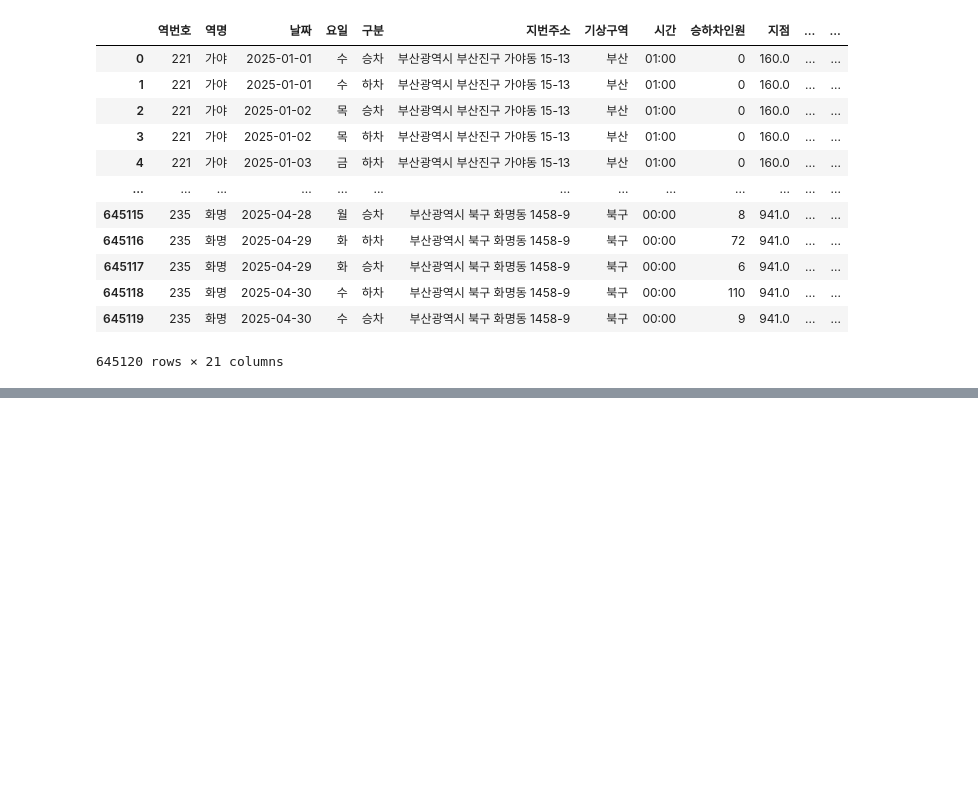
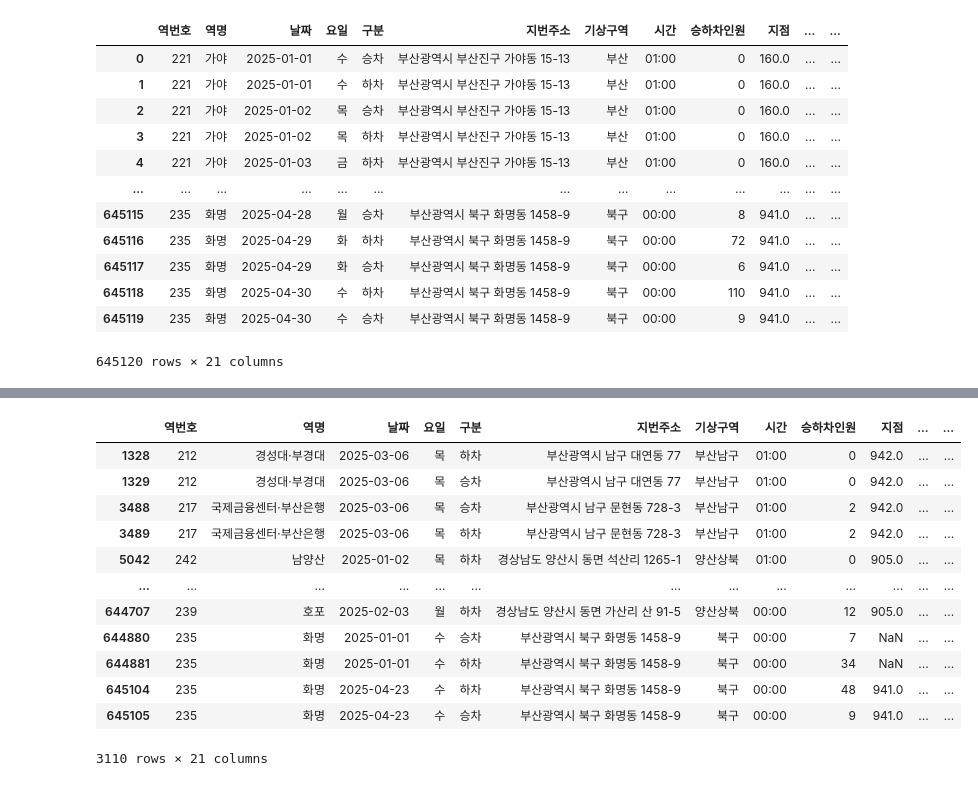
Before and after one commit to scholar-star/Predict_Project-Data, a Jupyter notebook: data_processing.ipynb, the cells around one changed output, grey strips where cells are left out. Drawn from its saved outputs; the diff is of its cells as text; code cells hidden in the pictures; blank space fills up the shorter version.

```diff
--- a/data_processing.ipynb
+++ b/data_processing.ipynb
@@ -604,0 +625,16 @@ synth_data_encoded
+# %%
+synth_data_encoded[synth_data_encoded.isnull().any(axis=1)]
+# %% [output]
+|  | 역번호 | 역명 | 날짜 | 요일 | 구분 | 지번주소 | 기상구역 | 시간 | 승하차인원 | 지점 | ... | ... |
+| 1328 | 212 | 경성대·부경대 | 2025-03-06 | 목 | 하차 | 부산광역시 남구 대연동 77 | 부산남구 | 01:00 | 0 | 942.0 | ... | ... |
+| 1329 | 212 | 경성대·부경대 | 2025-03-06 | 목 | 승차 | 부산광역시 남구 대연동 77 | 부산남구 | 01:00 | 0 | 942.0 | ... | ... |
+| 3488 | 217 | 국제금융센터·부산은행 | 2025-03-06 | 목 | 승차 | 부산광역시 남구 문현동 728-3 | 부산남구 | 01:00 | 2 | 942.0 | ... | ... |
+| 3489 | 217 | 국제금융센터·부산은행 | 2025-03-06 | 목 | 하차 | 부산광역시 남구 문현동 728-3 | 부산남구 | 01:00 | 2 | 942.0 | ... | ... |
+| 5042 | 242 | 남양산 | 2025-01-02 | 목 | 하차 | 경상남도 양산시 동면 석산리 1265-1 | 양산상북 | 01:00 | 0 | 905.0 | ... | ... |
+| ... | ... | ... | ... | ... | ... | ... | ... | ... | ... | ... | ... | ... |
+| 644707 | 239 | 호포 | 2025-02-03 | 월 | 하차 | 경상남도 양산시 동면 가산리 산 91-5 | 양산상북 | 00:00 | 12 | 905.0 | ... | ... |
+| 644880 | 235 | 화명 | 2025-01-01 | 수 | 승차 | 부산광역시 북구 화명동 1458-9 | 북구 | 00:00 | 7 | NaN | ... | ... |
+| 644881 | 235 | 화명 | 2025-01-01 | 수 | 하차 | 부산광역시 북구 화명동 1458-9 | 북구 | 00:00 | 34 | NaN | ... | ... |
+| 645104 | 235 | 화명 | 2025-04-23 | 수 | 하차 | 부산광역시 북구 화명동 1458-9 | 북구 | 00:00 | 48 | 941.0 | ... | ... |
+| 645105 | 235 | 화명 | 2025-04-23 | 수 | 승차 | 부산광역시 북구 화명동 1458-9 | 북구 | 00:00 | 9 | 941.0 | ... | ... |
+3110 rows × 21 columns
```
Also changed, not shown: parts of 18 cells of this notebook.
